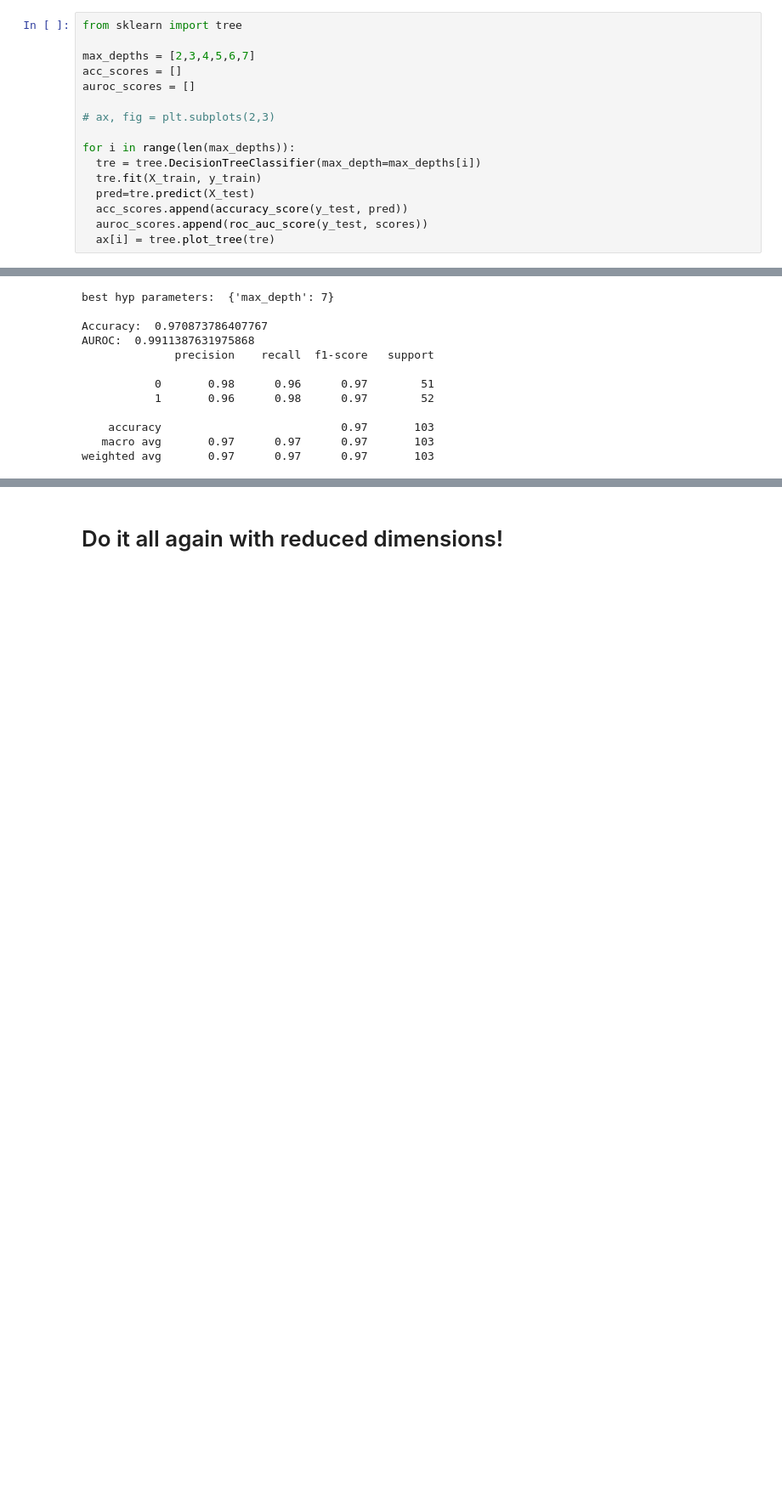
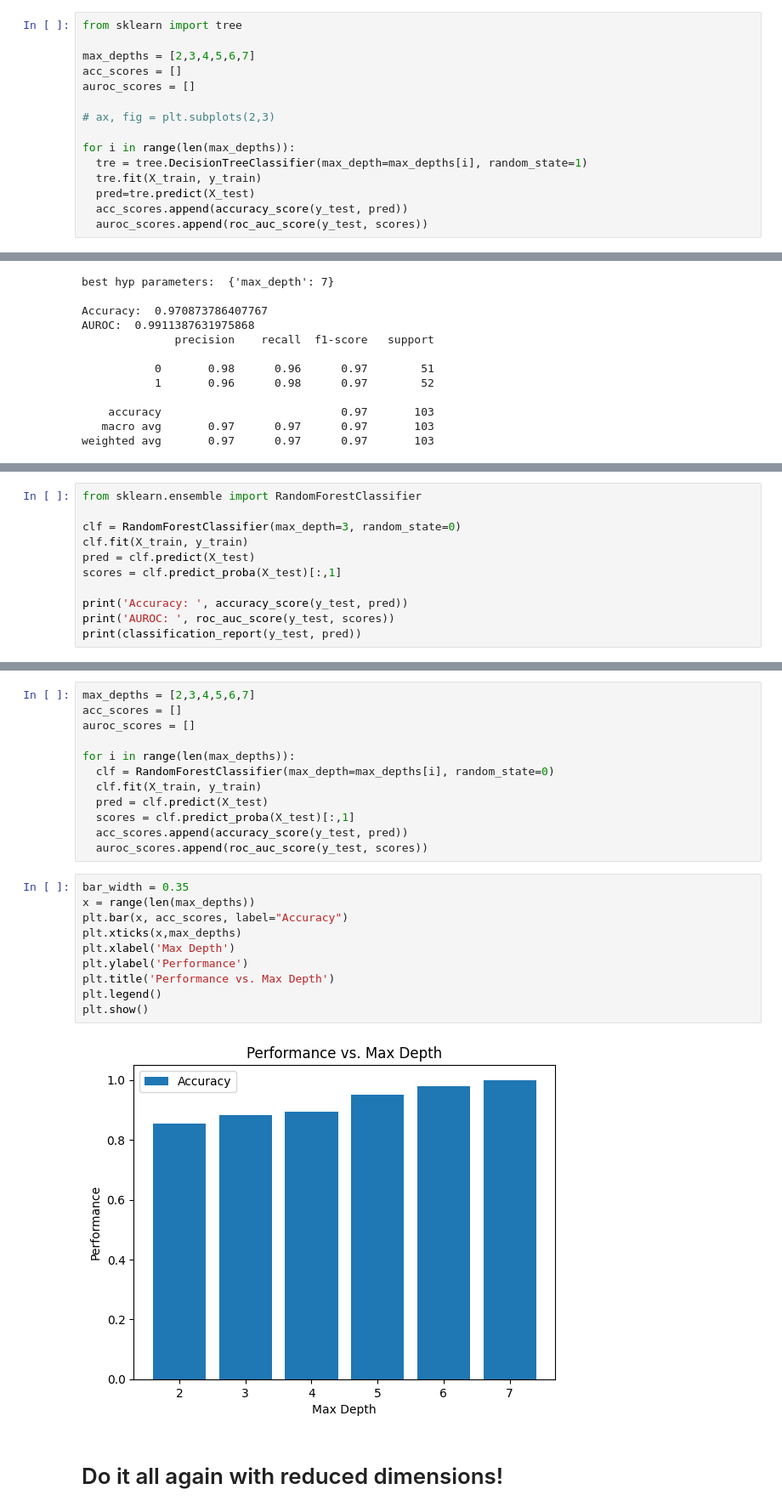
Before and after one commit to laurenlsun/heart-disease-prediction, a Jupyter notebook: Heart_Prediction_Mini_Project.ipynb, the cells around one changed output, grey strips where cells are left out. Shown at 85% size. Drawn from its saved outputs; the diff is of its cells as text; blank space fills up the shorter version.

```diff
--- a/Heart_Prediction_Mini_Project.ipynb
+++ b/Heart_Prediction_Mini_Project.ipynb
@@ -127,9 +129,8 @@ auroc_scores = []
 # ax, fig = plt.subplots(2,3)
 
 for i in range(len(max_depths)):
-  tre = tree.DecisionTreeClassifier(max_depth=max_depths[i])
+  tre = tree.DecisionTreeClassifier(max_depth=max_depths[i], random_state=1)
   tre.fit(X_train, y_train)
   pred=tre.predict(X_test)
   acc_scores.append(accuracy_score(y_test, pred))
   auroc_scores.append(roc_auc_score(y_test, scores))
-  ax[i] = tree.plot_tree(tre)
@@ -183,0 +180,11 @@ Plot the trees
+# %%
+from sklearn.ensemble import RandomForestClassifier
+
+clf = RandomForestClassifier(max_depth=3, random_state=0)
+clf.fit(X_train, y_train)
+pred = clf.predict(X_test)
+scores = clf.predict_proba(X_test)[:,1]
+
+print('Accuracy: ', accuracy_score(y_test, pred))
+print('AUROC: ', roc_auc_score(y_test, scores))
+print(classification_report(y_test, pred))
@@ -184,3 +202,27 @@ Plot the trees
+# %%
+max_depths = [2,3,4,5,6,7]
+acc_scores = []
+auroc_scores = []
+
+for i in range(len(max_depths)):
+  clf = RandomForestClassifier(max_depth=max_depths[i], random_state=0)
+  clf.fit(X_train, y_train)
+  pred = clf.predict(X_test)
+  scores = clf.predict_proba(X_test)[:,1]
+  acc_scores.append(accuracy_score(y_test, pred))
+  auroc_scores.append(roc_auc_score(y_test, scores))
+# %%
+bar_width = 0.35
+x = range(len(max_depths))
+plt.bar(x, acc_scores, label="Accuracy")
+plt.xticks(x,max_depths)
+plt.xlabel('Max Depth')
+plt.ylabel('Performance')
+plt.title('Performance vs. Max Depth')
+plt.legend()
+plt.show()
+# %% [output]
+[figure, added]
 # %% [markdown]
 # Do it all again with reduced dimensions!
 # %%
```
Also changed, not shown: parts of 9 cells of this notebook.
